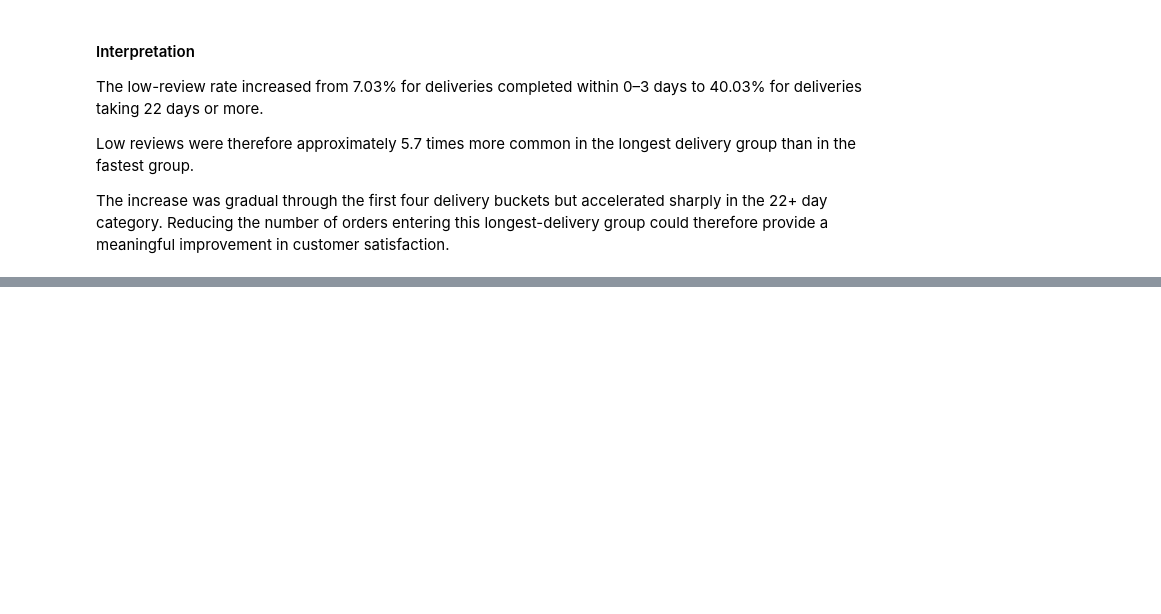
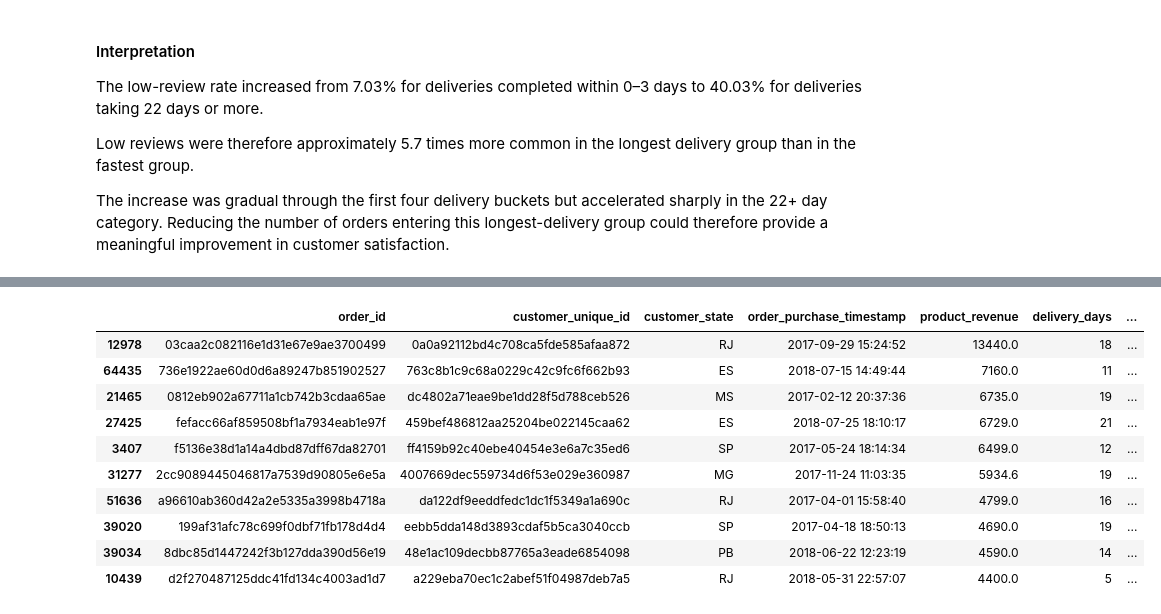
Before and after one commit to Ivana0901/ecommerce-data-analysis, a Jupyter notebook: notebooks/01_ecommerce_analysis.ipynb, the cells around one changed output, grey strips where cells are left out. Cells and saved outputs as stored; diff of their text form; code cells hidden in the pictures; blank space fills up the shorter version.

Commit message:
Complete Python analysis and update project documentation

```diff
--- a/notebooks/01_ecommerce_analysis.ipynb
+++ b/notebooks/01_ecommerce_analysis.ipynb
@@ -3671,0 +4806,34 @@ The increase was gradual through the first four delivery buckets but accelerated
+# %%
+extreme_revenue_orders = (
+    outlier_analysis[
+        [
+            "order_id",
+            "customer_unique_id",
+            "customer_state",
+            "order_purchase_timestamp",
+            "product_revenue",
+            "delivery_days",
+            "avg_review_score",
+            "is_long_delivery_outlier",
+        ]
+    ]
+    .nlargest(
+        10,
+        "product_revenue",
+    )
+)
+
+
+extreme_revenue_orders.round(2)
+# %% [output]
+|  | order_id | customer_unique_id | customer_state | order_purchase_timestamp | product_revenue | delivery_days | ... |
+| 12978 | 03caa2c082116e1d31e67e9ae3700499 | 0a0a92112bd4c708ca5fde585afaa872 | RJ | 2017-09-29 15:24:52 | 13440.0 | 18 | ... |
+| 64435 | 736e1922ae60d0d6a89247b851902527 | 763c8b1c9c68a0229c42c9fc6f662b93 | ES | 2018-07-15 14:49:44 | 7160.0 | 11 | ... |
+| 21465 | 0812eb902a67711a1cb742b3cdaa65ae | dc4802a71eae9be1dd28f5d788ceb526 | MS | 2017-02-12 20:37:36 | 6735.0 | 19 | ... |
+| 27425 | fefacc66af859508bf1a7934eab1e97f | 459bef486812aa25204be022145caa62 | ES | 2018-07-25 18:10:17 | 6729.0 | 21 | ... |
+| 3407 | f5136e38d1a14a4dbd87dff67da82701 | ff4159b92c40ebe40454e3e6a7c35ed6 | SP | 2017-05-24 18:14:34 | 6499.0 | 12 | ... |
+| 31277 | 2cc9089445046817a7539d90805e6e5a | 4007669dec559734d6f53e029e360987 | MG | 2017-11-24 11:03:35 | 5934.6 | 19 | ... |
+| 51636 | a96610ab360d42a2e5335a3998b4718a | da122df9eeddfedc1dc1f5349a1a690c | RJ | 2017-04-01 15:58:40 | 4799.0 | 16 | ... |
+| 39020 | 199af31afc78c699f0dbf71fb178d4d4 | eebb5dda148d3893cdaf5b5ca3040ccb | SP | 2017-04-18 18:50:13 | 4690.0 | 19 | ... |
+| 39034 | 8dbc85d1447242f3b127dda390d56e19 | 48e1ac109decbb87765a3eade6854098 | PB | 2018-06-22 12:23:19 | 4590.0 | 14 | ... |
+| 10439 | d2f270487125ddc41fd134c4003ad1d7 | a229eba70ec1c2abef51f04987deb7a5 | RJ | 2018-05-31 22:57:07 | 4400.0 | 5 | ... |
```
Also changed, not shown: parts of 39 cells of this notebook, 3 other files.
